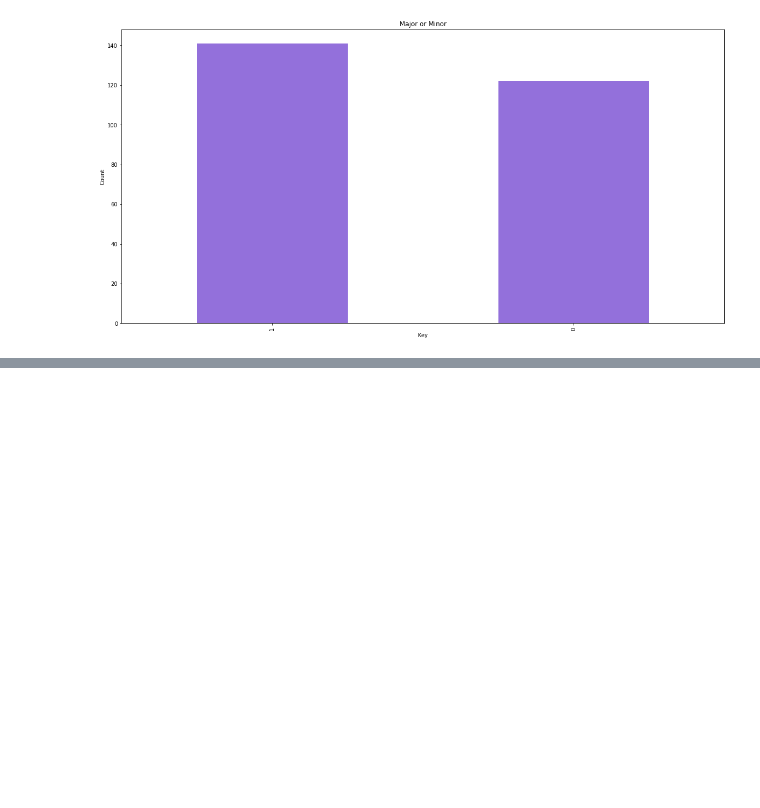
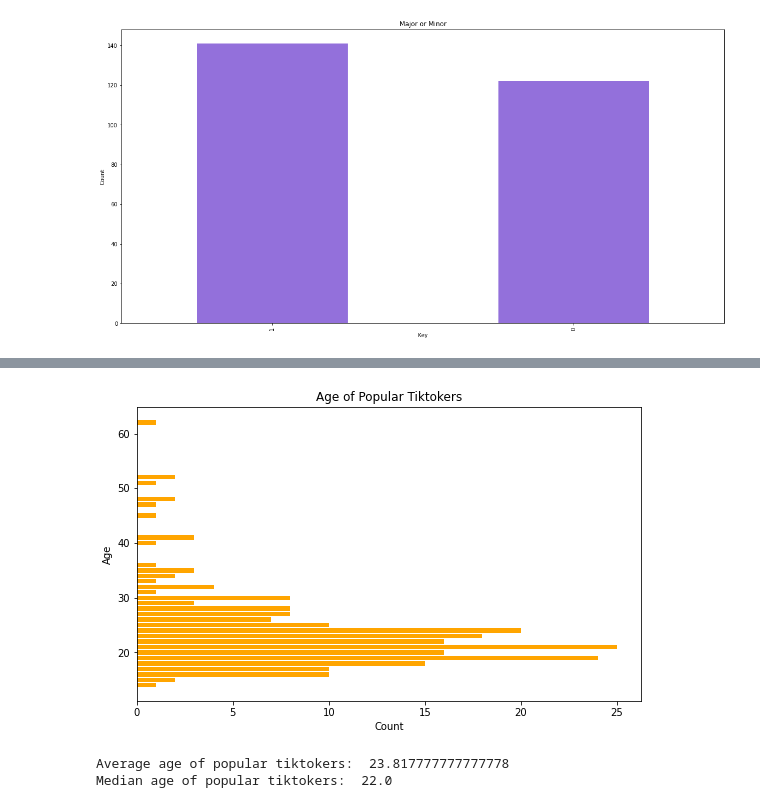
Before and after one commit to incalescence/open-data, a Jupyter notebook: tiktoksongs.ipynb, the cells around one changed output, grey strips where cells are left out. Drawn from its saved outputs; the diff is of its cells as text; code cells hidden in the pictures; blank space fills up the shorter version.

```diff
--- a/tiktoksongs.ipynb
+++ b/tiktoksongs.ipynb
@@ -94,0 +138,17 @@ time_signature_count.plot(kind='bar', title='Major or Minor', xlabel='Key', ylab
+# %%
+age = tiktokers['Age'].value_counts()
+age = age.sort_index()
+plt.barh(age.index, age.values, color=['orange'])
+plt.title('Age of Popular Tiktokers')
+plt.xlabel('Count')
+plt.ylabel('Age')
+plt.subplots_adjust(bottom=0.2)
+plt.gcf().subplots_adjust(left=0.2)
+plt.show()
+
+print('Average age of popular tiktokers: ', tiktokers['Age'].mean())
+print('Median age of popular tiktokers: ', tiktokers['Age'].median())
+# %% [output]
+[figure, added]
+Average age of popular tiktokers:  23.817777777777778
+Median age of popular tiktokers:  22.0
```
Also changed, not shown: parts of 7 cells of this notebook, 6 other files.
